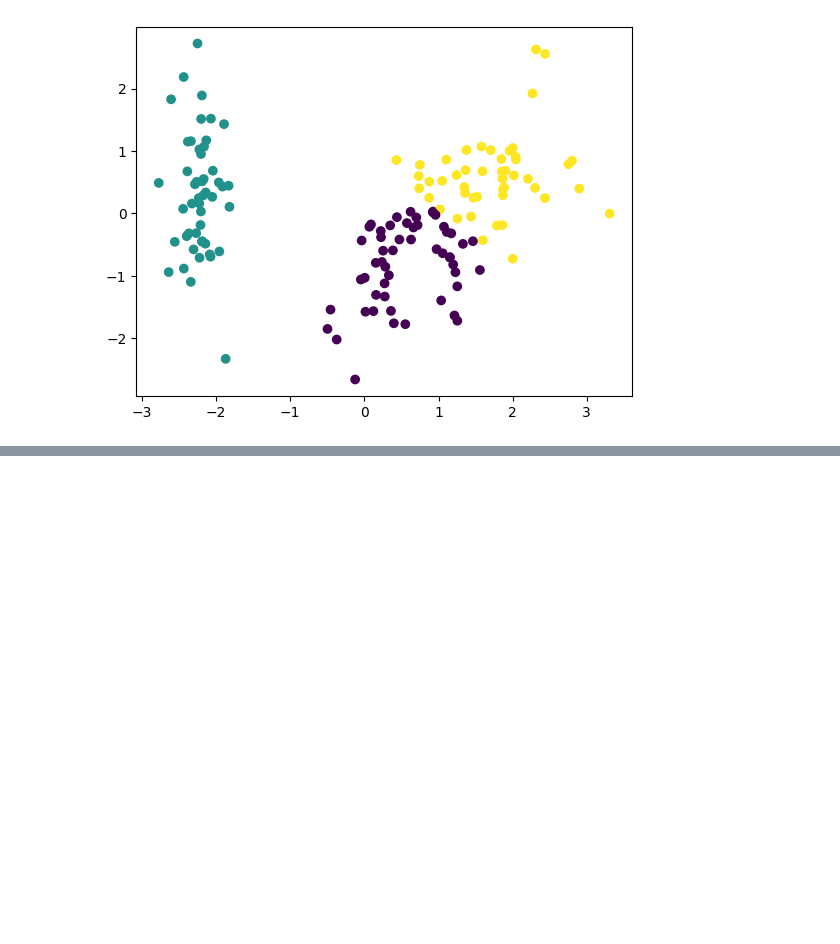
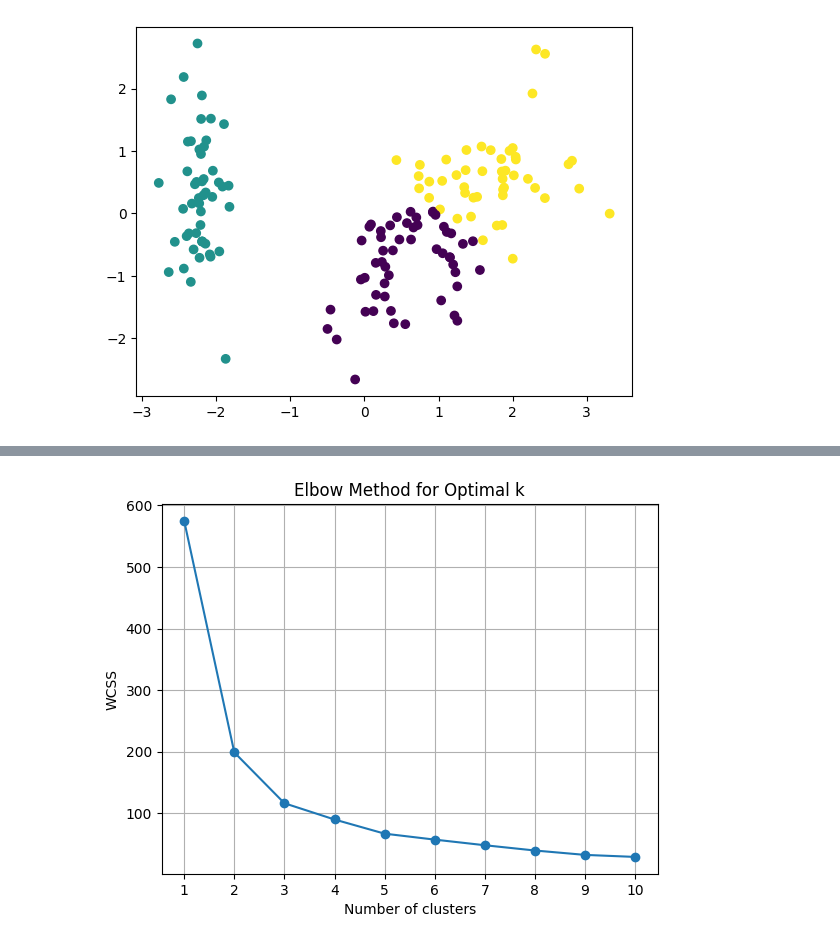
Before and after one commit to leemutai/Intro_to_datascience, a Jupyter notebook: PCA.ipynb, the cells around one changed output, grey strips where cells are left out. Saved outputs shown, nothing was run; the diff lists cells and outputs as text; code cells hidden in the pictures; blank space fills up the shorter version.

```diff
--- a/PCA.ipynb
+++ b/PCA.ipynb
@@ -46,0 +57,16 @@ plt.scatter(X_pca[:, 0], X_pca[:, 1], c=y_kmeans, cmap='viridis')
+# %%
+wcss = []
+for i in range(1, 11):
+    kmeans = KMeans(n_clusters=i, random_state=42)
+    kmeans.fit(X_pca)
+    wcss.append(kmeans.inertia_)
+# %%
+plt.plot(range(1, 11), wcss, marker='o', linestyle='-')
+plt.title('Elbow Method for Optimal k')
+plt.xlabel('Number of clusters')
+plt.ylabel('WCSS')
+plt.xticks(range(1, 11))
+plt.grid(True)
+plt.show()
+# %% [output]
+[figure, added]
```
Also changed, not shown: parts of 1 cell of this notebook.
